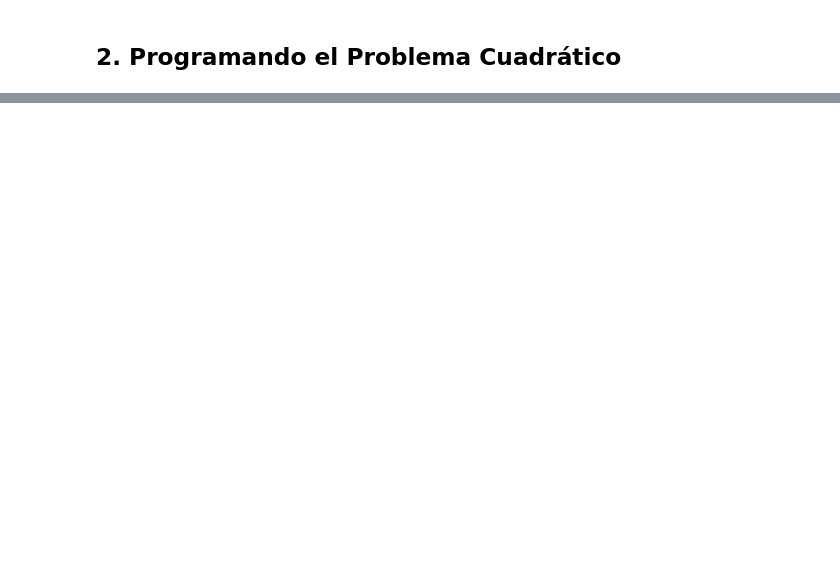
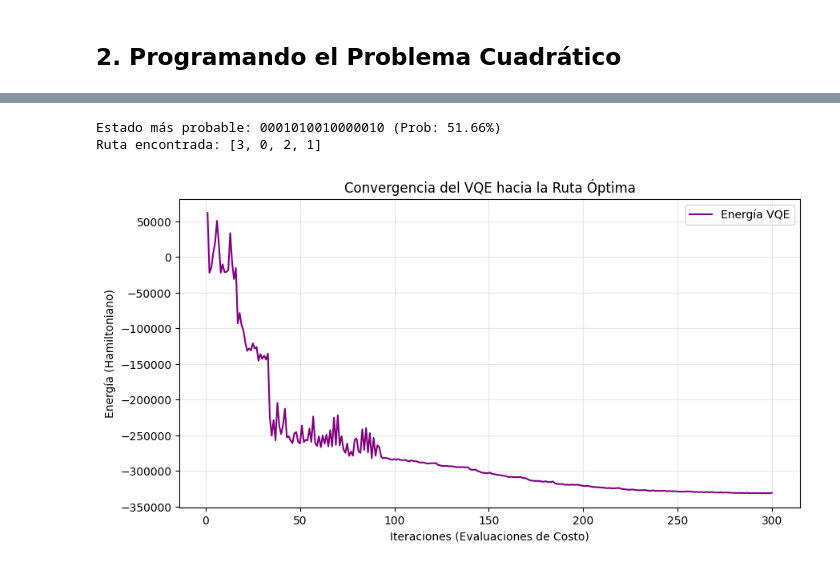
Before and after one commit to KaueMiziara/SEPCC25hackathon, a Jupyter notebook: cepcc25.ipynb, the cells around one changed output, grey strips where cells are left out. Drawn from its saved outputs; the diff is of its cells as text; code cells hidden in the pictures; blank space fills up the shorter version.

```diff
--- a/cepcc25.ipynb
+++ b/cepcc25.ipynb
@@ -209,0 +224,17 @@ Número de Qubits: 64
+# %%
+class LogVQE:
+    def __init__(self) -> None:
+        self.conteos = []
+        self.valores = []
+        self.parametros = []
+        self.iteracion = 0
+
+    def update(self, xk):
+        """Callback que llama SciPy en cada iteración."""
+        self.iteracion += 1
+        self.parametros.append(xk)
+
+    def log_energia(self, energia):
+        """Método auxiliar para guardar la energía desde la función de costo."""
+        self.valores.append(energia)
+        self.conteos.append(len(self.valores))
@@ -209,0 +289,3 @@ Número de Qubits: 64
+# %%
+log = LogVQE()
+resultado_opt, historial, ansatz_opt, energia_total = run_vqe(bqm_mina, log)
@@ -209,0 +370,10 @@ Número de Qubits: 64
+# %%
+def graficar_convergencia(log_data):
+    plt.figure(figsize=(10, 5))
+    plt.plot(log_data.conteos, log_data.valores, color="purple", label="Energía VQE")
+    plt.xlabel("Iteraciones (Evaluaciones de Costo)")
+    plt.ylabel("Energía (Hamiltoniano)")
+    plt.title("Convergencia del VQE hacia la Ruta Óptima")
+    plt.grid(True, alpha=0.3)
+    plt.legend()
+    plt.show()
@@ -209,0 +469,11 @@ Número de Qubits: 64
+# %%
+qp_mina = bqm_to_qp(bqm_mina)
+ruta_final, dist_prob = interpretar_solucion(ansatz, resultado_opt.x, qp_mina)
+print("Ruta encontrada:", ruta_final)
+# %% [output]
+Estado más probable: 0001010010000010 (Prob: 51.66%)
+Ruta encontrada: [3, 0, 2, 1]
+# %%
+graficar_convergencia(log)
+# %% [output]
+[figure, added]
```
Also changed, not shown: parts of 20 cells of this notebook.
